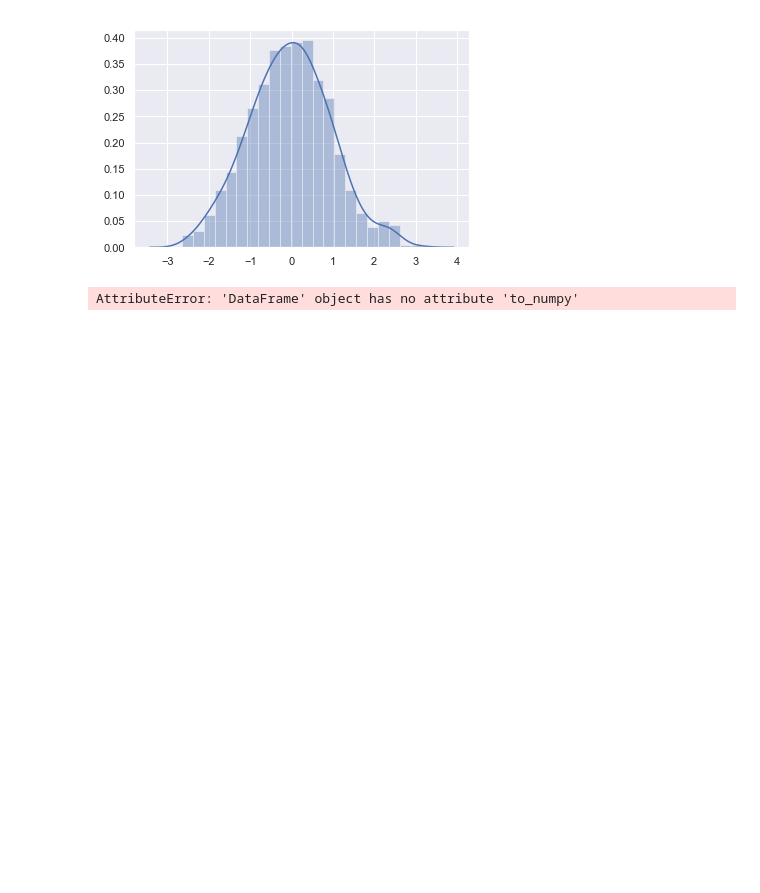
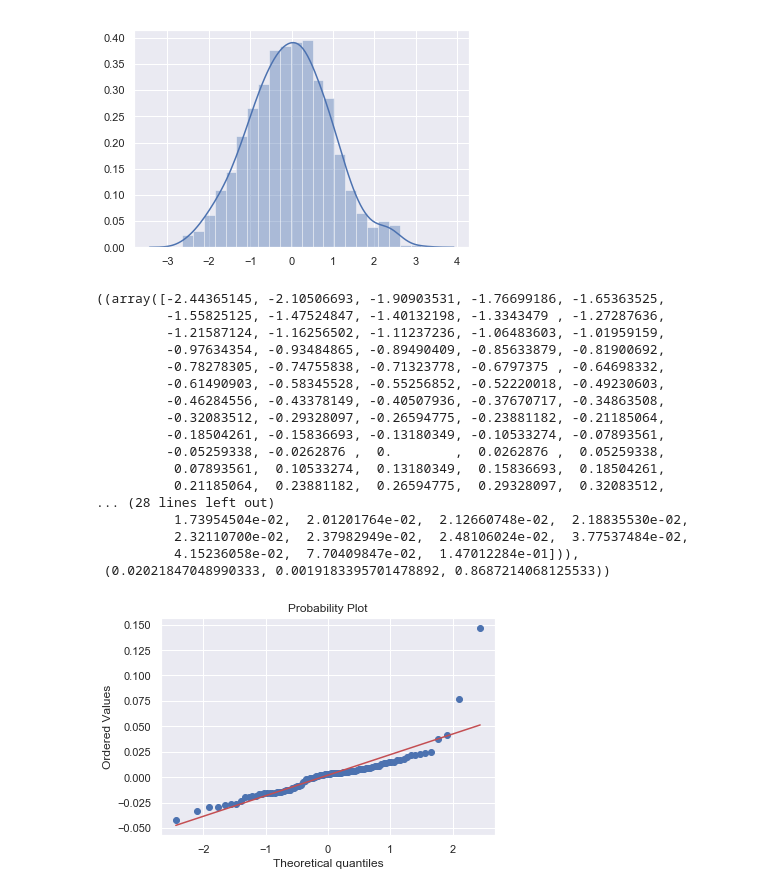
Before and after one commit to sleepper/investmentstrategies, a Jupyter notebook: Step by Step API.ipynb, the cells around one changed output. Cells and saved outputs as stored; diff of their text form; code cells hidden in the pictures; blank space fills up the shorter version.

```diff
--- a/Step by Step API.ipynb
+++ b/Step by Step API.ipynb
@@ -96,11 +96,28 @@ sns.distplot(normal_sample)
 # %%
 import numpy as np
 import matplotlib.pyplot as plt
 
 df_logreturns = market_data.apply(np.log)-market_data.shift(1).apply(np.log)
 df_logreturns.dropna(inplace=True)
-real_sample = df_logreturns.to_numpy()
+real_sample = np.array(df_logreturns['ADBE'])
 
 stats.probplot(real_sample, dist="norm", plot=plt)
 # %% [output]
-AttributeError: 'DataFrame' object has no attribute 'to_numpy'
+((array([-2.44365145, -2.10506693, -1.90903531, -1.76699186, -1.65363525,
+         -1.55825125, -1.47524847, -1.40132198, -1.3343479 , -1.27287636,
+         -1.21587124, -1.16256502, -1.11237236, -1.06483603, -1.01959159,
+         -0.97634354, -0.93484865, -0.89490409, -0.85633879, -0.81900692,
+         -0.78278305, -0.74755838, -0.71323778, -0.6797375 , -0.64698332,
+         -0.61490903, -0.58345528, -0.55256852, -0.52220018, -0.49230603,
+         -0.46284556, -0.43378149, -0.40507936, -0.37670717, -0.34863508,
+         -0.32083512, -0.29328097, -0.26594775, -0.23881182, -0.21185064,
+         -0.18504261, -0.15836693, -0.13180349, -0.10533274, -0.07893561,
+         -0.05259338, -0.0262876 ,  0.        ,  0.0262876 ,  0.05259338,
+          0.07893561,  0.10533274,  0.13180349,  0.15836693,  0.18504261,
+          0.21185064,  0.23881182,  0.26594775,  0.29328097,  0.32083512,
+... (28 lines left out)
+          1.73954504e-02,  2.01201764e-02,  2.12660748e-02,  2.18835530e-02,
+          2.32110700e-02,  2.37982949e-02,  2.48106024e-02,  3.77537484e-02,
+          4.15236058e-02,  7.70409847e-02,  1.47012284e-01])),
+ (0.02021847048990333, 0.0019183395701478892, 0.8687214068125533))
+[figure, added]
```
Also changed, not shown: parts of 5 cells of this notebook, 2 other files.
